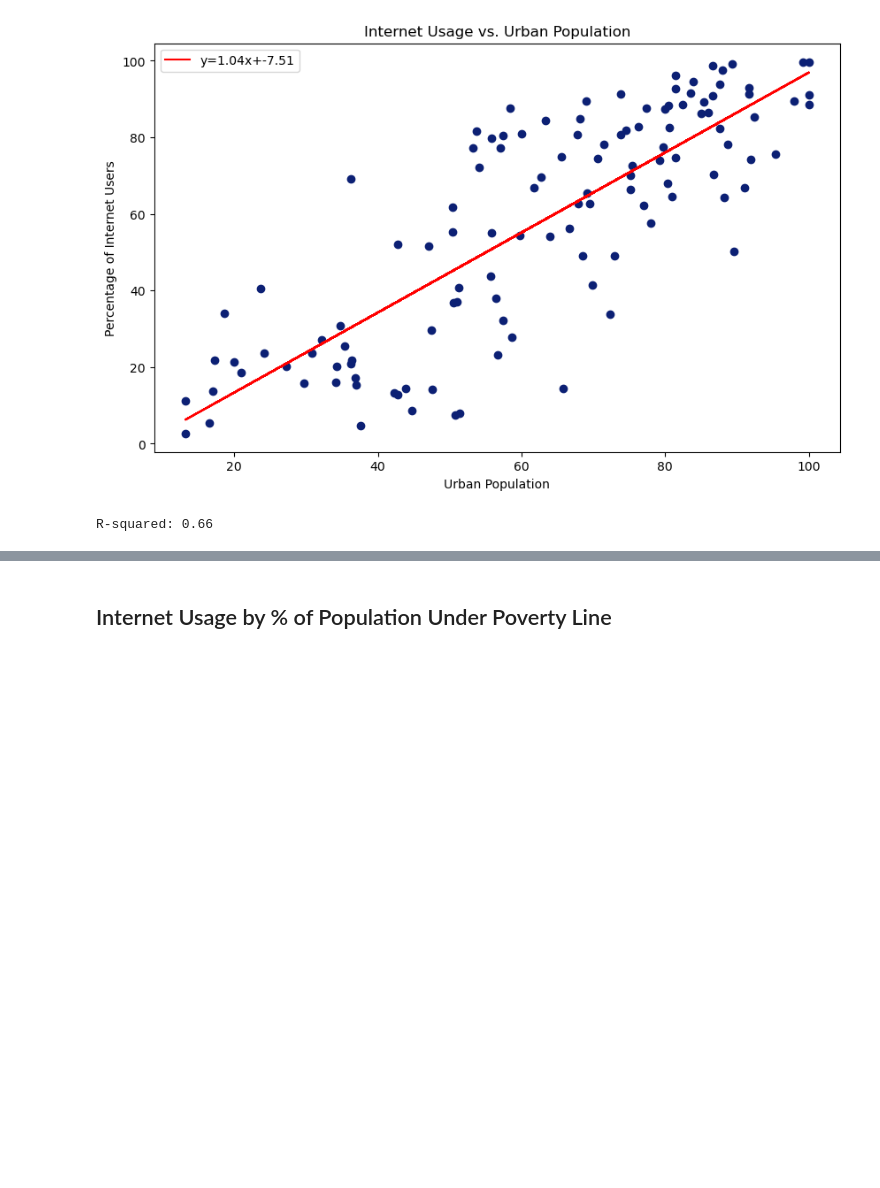
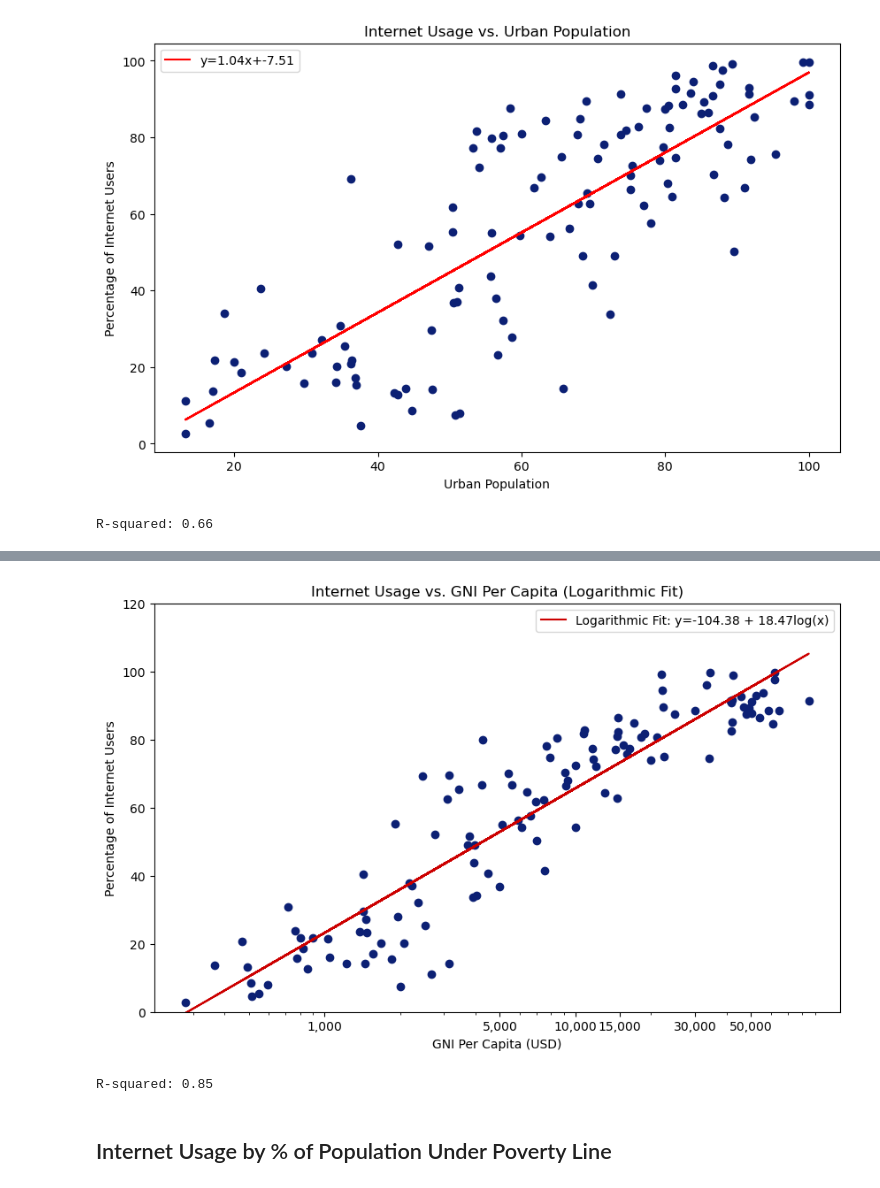
Before and after one commit to tiascott01/07_GroupProject1, a Jupyter notebook: Internet Demographics/internet-usage-working.ipynb, the cells around one changed output, grey strips where cells are left out. Drawn from its saved outputs; the diff is of its cells as text; code cells hidden in the pictures; blank space fills up the shorter version.

```diff
--- a/Internet Demographics/internet-usage-working.ipynb
+++ b/Internet Demographics/internet-usage-working.ipynb
@@ -506,3 +607,42 @@ R-squared: 0.66
+# %%
+# Ensure all GNI per capita values are positive
+demo_df = demo_df[demo_df[gni_per_capita_col] > 0]
+
+# Logarithmic transformation of the GNI per capita column
+log_gni_per_capita = np.log(demo_df[gni_per_capita_col])
+
+# Linear regression on the transformed data
+slope, intercept, r_value, p_value, std_err = stats.linregress(log_gni_per_capita, demo_df[internet_users_col])
+
+# Calculating the regression line values
+log_line = intercept + slope * log_gni_per_capita
+
+# Plotting
+plt.figure(figsize=(10, 6))
+plt.scatter(demo_df[gni_per_capita_col], demo_df[internet_users_col], alpha=1, color='#0C2074')
+
+# Plot the regression line on the original GNI per capita scale
+plt.plot(demo_df[gni_per_capita_col], log_line, color='#CC0000', label=f'Logarithmic Fit: y={intercept:.2f} + {slope:.2f}log(x)')
+plt.title('Internet Usage vs. GNI Per Capita (Logarithmic Fit)')
+plt.xlabel('GNI Per Capita (USD)')
+plt.ylabel('Percentage of Internet Users')
+plt.xscale('log')  # Set x-axis to logarithmic scale
+desired_ticks = [1000, 5000, 10000, 15000, 30000, 50000]  # Choose the ticks that make sense for your data
+plt.xticks(desired_ticks, desired_ticks)
+plt.ylim([0, 120])
+plt.legend()
+
+# Formatting tick labels for readability
+formatter = ticker.FuncFormatter(lambda x, _: f'{int(x):,}')
+plt.gca().xaxis.set_major_formatter(formatter)
+
+
+plt.show()
+
+print(f"R-squared: {r_value**2:.2f}")
+# %% [output]
+[figure, added]
+R-squared: 0.85
 # %% [markdown]
 ## Internet Usage by % of Population Under Poverty Line
 # %%
```
Also changed, not shown: parts of 28 cells of this notebook, 1 other file.
